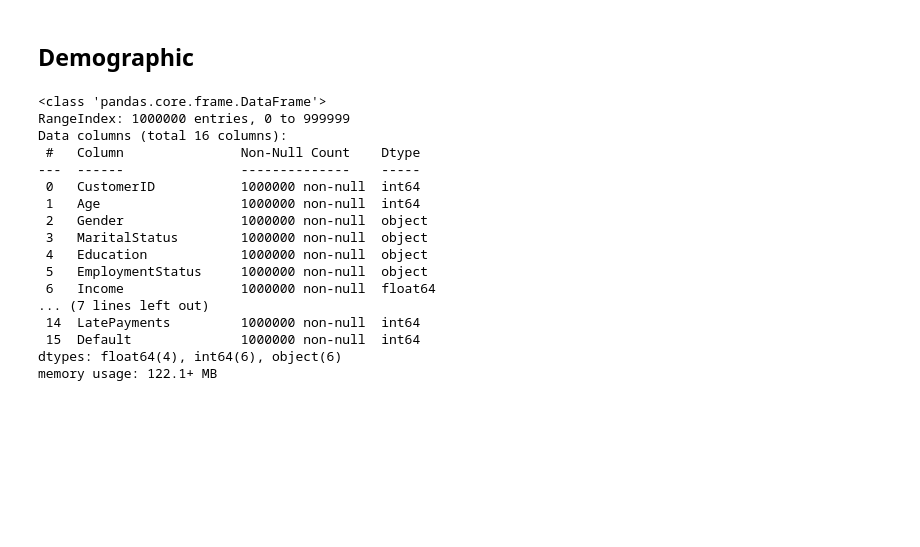
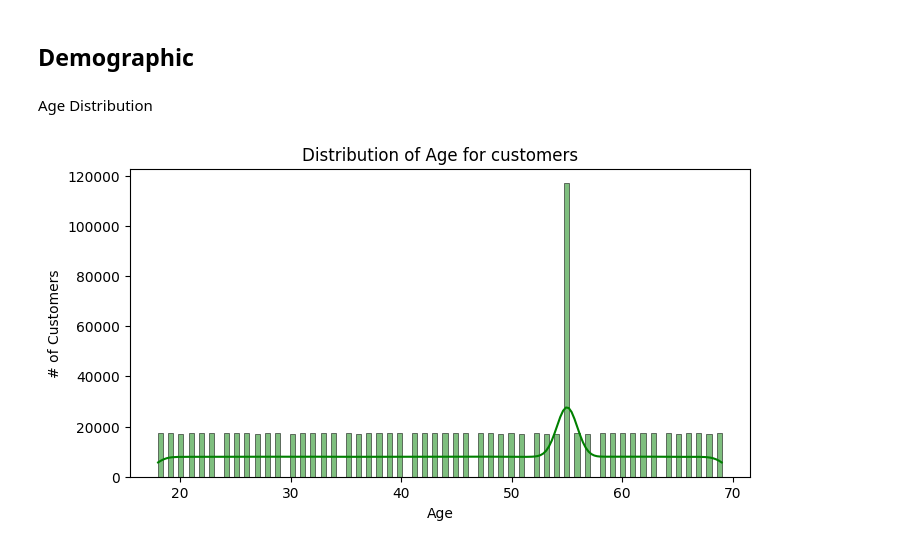
Before and after one commit to official-okello/IntelliSence, a Jupyter notebook: notebooks/initial.ipynb, the cells around one changed output. Cells and saved outputs as stored; diff of their text form; code cells hidden in the pictures; blank space fills up the shorter version.

```diff
--- a/notebooks/initial.ipynb
+++ b/notebooks/initial.ipynb
@@ -238,23 +251,14 @@ Outliers in column 'Fraud' replaced by mode: 0
 # Explorations on Customers Dataset
 # %% [markdown]
 ## Demographic
-# %%
-customers.info()
-# %% [output]
-<class 'pandas.core.frame.DataFrame'>
-RangeIndex: 1000000 entries, 0 to 999999
-Data columns (total 16 columns):
- #   Column               Non-Null Count    Dtype
----  ------               --------------    -----
- 0   CustomerID           1000000 non-null  int64
- 1   Age                  1000000 non-null  int64
- 2   Gender               1000000 non-null  object
- 3   MaritalStatus        1000000 non-null  object
- 4   Education            1000000 non-null  object
- 5   EmploymentStatus     1000000 non-null  object
- 6   Income               1000000 non-null  float64
-... (7 lines left out)
- 14  LatePayments         1000000 non-null  int64
- 15  Default              1000000 non-null  int64
-dtypes: float64(4), int64(6), object(6)
-memory usage: 122.1+ MB
+# %% [markdown]
+Age Distribution
+# %%
+plt.figure(figsize=(8, 4))
+sns.histplot(data=customers, x='Age', kde=True, color='green')
+plt.title(f'Distribution of Age for customers')
+plt.xlabel('Age')
+plt.ylabel('# of Customers')
+plt.show()
+# %% [output]
+[figure, added]
```
Also changed, not shown: parts of 39 cells of this notebook.
